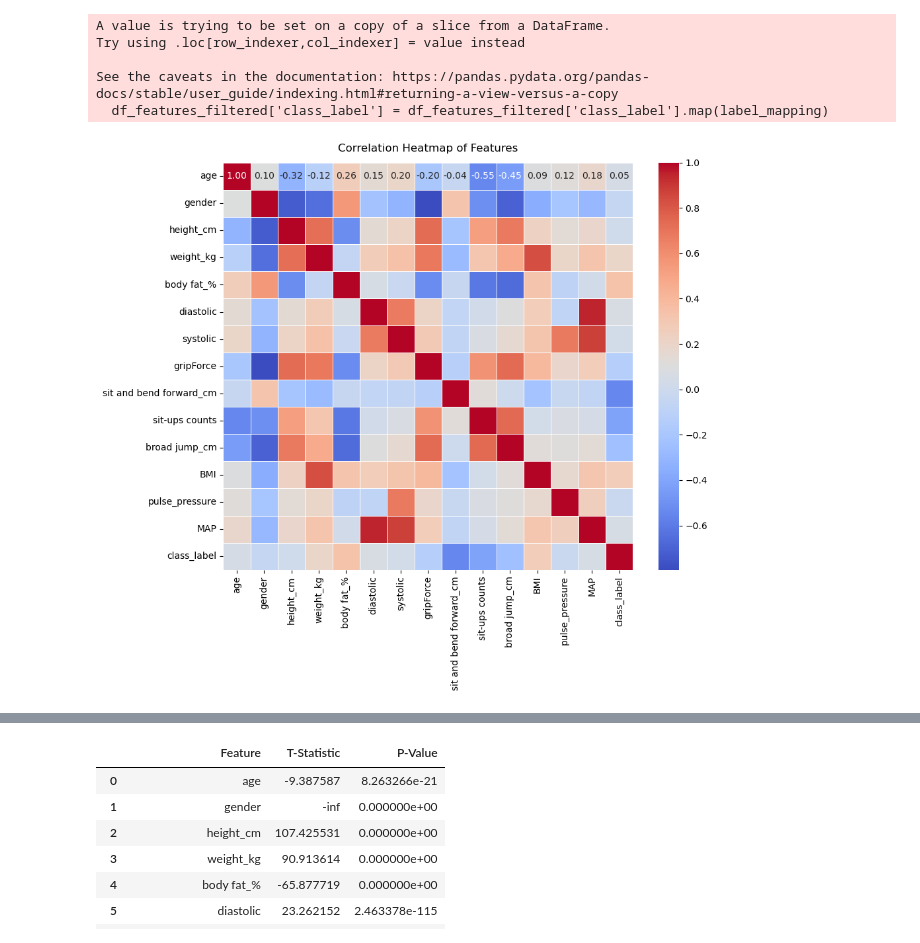
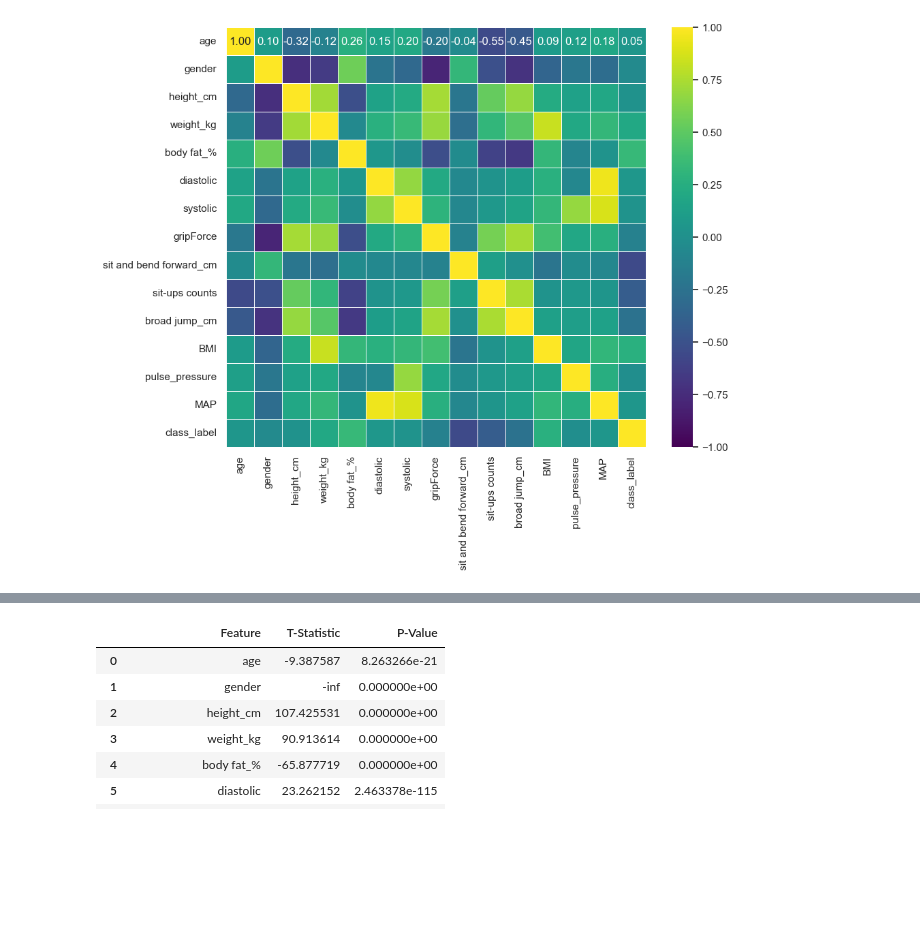
Before and after one commit to Yingjie2004422/help-I_need_help, a Jupyter notebook: CW4.ipynb, the cells around one changed output, grey strips where cells are left out. Cells and saved outputs as stored; diff of their text form; code cells hidden in the pictures; blank space fills up the shorter version.

```diff
--- a/CW4.ipynb
+++ b/CW4.ipynb
@@ -78,6 +83,8 @@ plt.show()
 # %%
-df_features['class_label'] = class_label
+#removing outlier
+df_filtered = df[df['sit and bend forward_cm'] <= 200]
 df_features_filtered = df_features[df_features['sit and bend forward_cm'] <= 200]
+
 
 # Create a histogram of the 'sit and bend forward_cm' feature from the filtered DataFrame
 plt.hist(df_features_filtered['sit and bend forward_cm'], bins=20, color='skyblue', edgecolor='black')
@@ -90,20 +97,14 @@ plt.show()
 # %%
-# pair plot
-#df_features['class_label'] = class_label
-# pair_plot = sb.pairplot(df_features, vars=features, hue='class_label', diag_kind='kde', palette='bright')
-
 # correlation heatmap
 label_mapping = {'A': 1, 'B': 2, 'C': 3, 'D': 4}
-df_features_filtered['class_label'] = df_features_filtered['class_label'].map(label_mapping)
+df_features_filtered = pd.concat([df_features, df_filtered['class']], axis=1, join='inner')
+df_features_filtered['class_label'] = df_features_filtered['class'].map(label_mapping)
+#display(df_features_filtered)
 corr_matrix = df_features_filtered.corr(numeric_only=True)
+#print(corr_matrix)
 fig, ax = plt.subplots(figsize=(10, 8))
-heatmap = sb.heatmap(corr_matrix, annot=True, ax=ax, cmap='coolwarm', fmt=".2f", linewidths=.5)
-heatmap.set_title('Correlation Heatmap of Features', fontdict={'fontsize': 12}, pad=12)
+plt.rcParams.update({'font.size': 12})
+sb.heatmap(corr_matrix, cmap = 'viridis', vmin = -1, vmax = 1, center = 0, annot=True, fmt=".2f", square=True, linewidths=.5)
 plt.show()
 # %% [output]
-A value is trying to be set on a copy of a slice from a DataFrame.
-Try using .loc[row_indexer,col_indexer] = value instead
-
-See the caveats in the documentation: https://pandas.pydata.org/pandas-docs/stable/user_guide/indexing.html#returning-a-view-versus-a-copy
-  df_features_filtered['class_label'] = df_features_filtered['class_label'].map(label_mapping)
-[figure, old version]
+[figure, new version]
```
Also changed, not shown: parts of 8 cells of this notebook.
